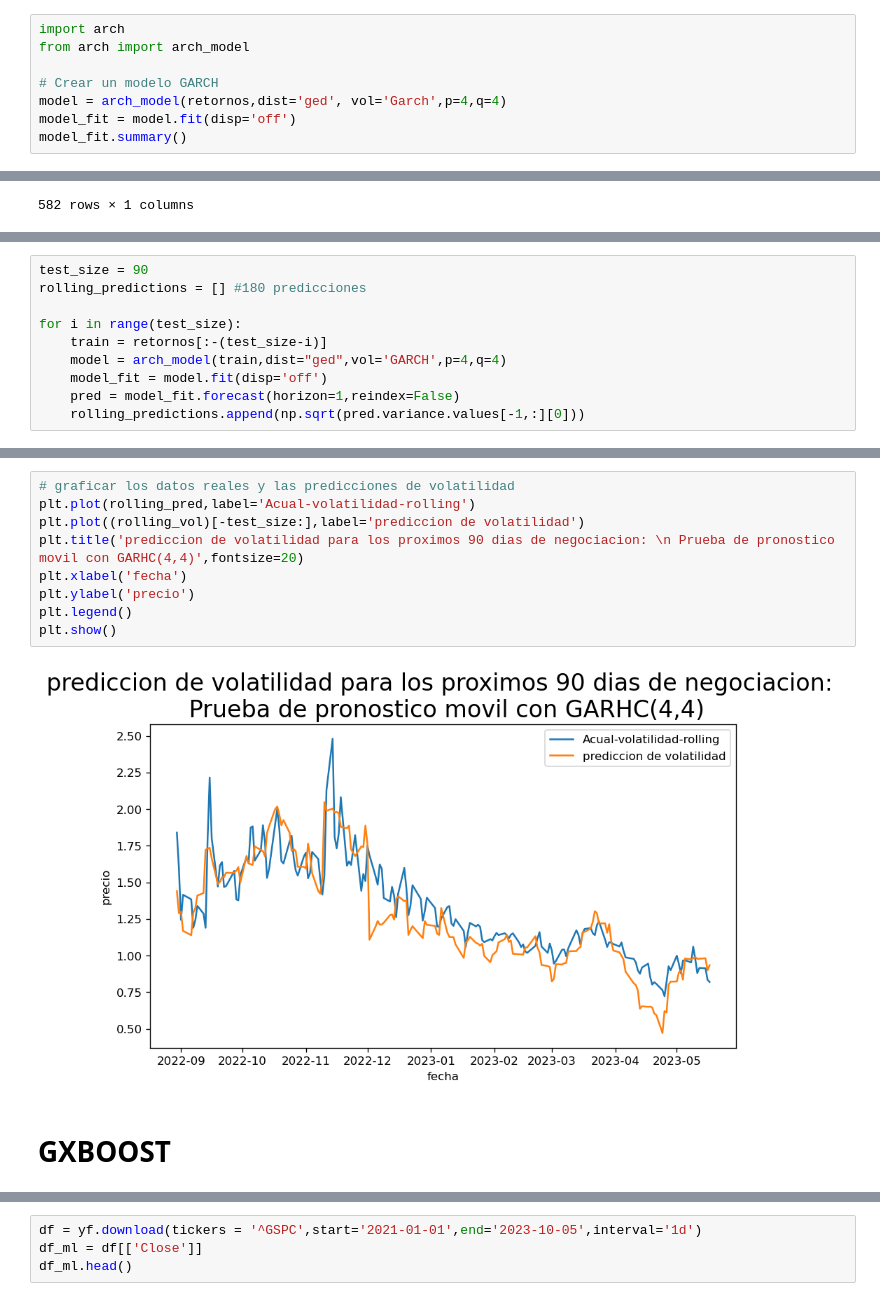
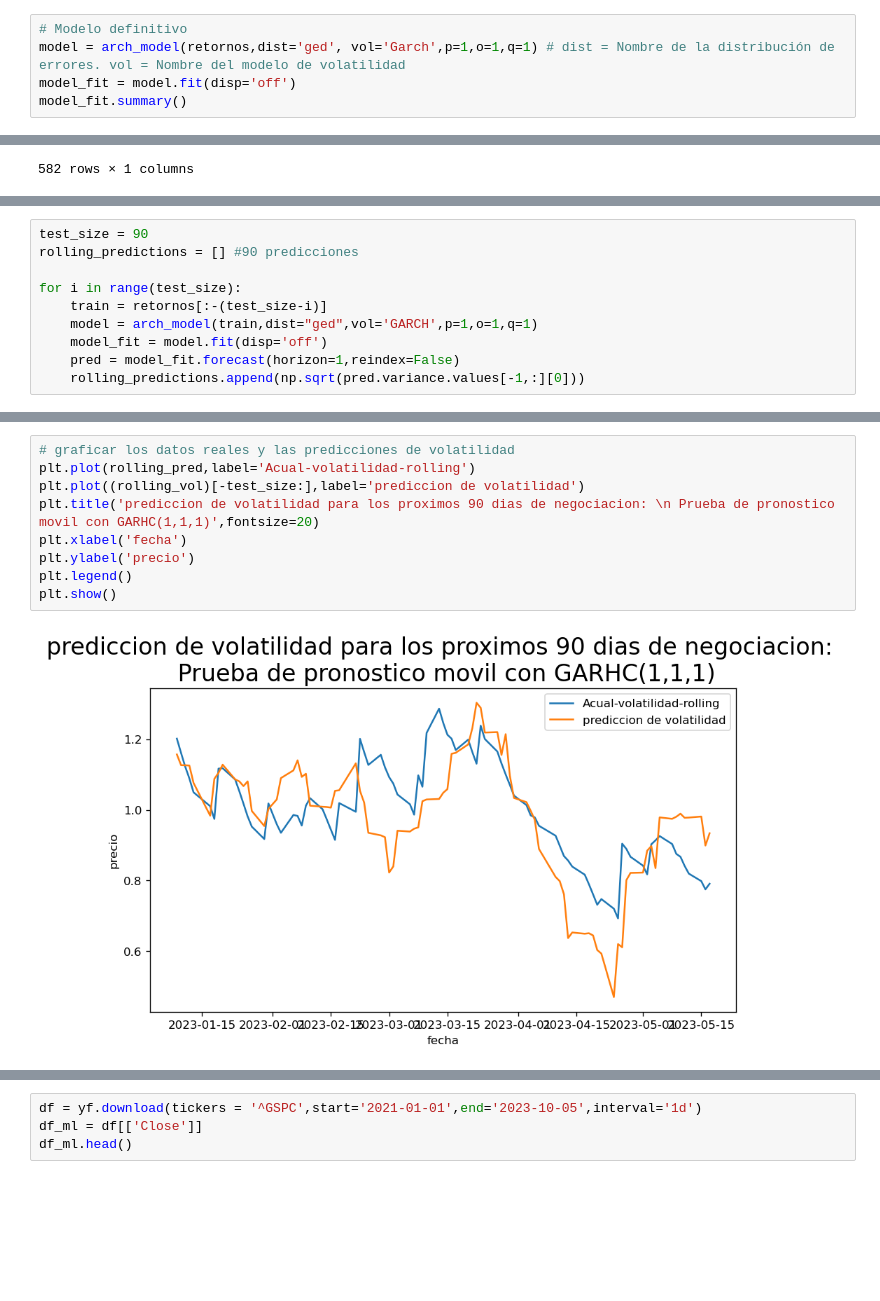
Before and after one commit to juanguzman2/Prediccion-del-indice-SyP500-mediante-XGBOOST-y-el-modelo-GARCH, a Jupyter notebook: Prediccion/prediccion_serie_tiempo.ipynb, the cells around one changed output, grey strips where cells are left out. Drawn from its saved outputs; the diff is of its cells as text; blank space fills up the shorter version.

```diff
--- a/Prediccion/prediccion_serie_tiempo.ipynb
+++ b/Prediccion/prediccion_serie_tiempo.ipynb
@@ -178,9 +281,6 @@ convergen rapidamente al intervalo
 # %%
-import arch
-from arch import arch_model
-
-# Crear un modelo GARCH
-model = arch_model(retornos,dist='ged', vol='Garch',p=4,q=4)
+# Modelo definitivo
+model = arch_model(retornos,dist='ged', vol='Garch',p=1,o=1,q=1) # dist = Nombre de la distribución de errores. vol = Nombre del modelo de volatilidad
 model_fit = model.fit(disp='off')
 model_fit.summary()
 # %% [output]
@@ -266,10 +361,10 @@ Usando un rango de 180 dias para pronosticar los valores, para cada dia estamos
 # %%
 test_size = 90
-rolling_predictions = [] #180 predicciones
+rolling_predictions = [] #90 predicciones
 
 for i in range(test_size):
     train = retornos[:-(test_size-i)]
-    model = arch_model(train,dist="ged",vol='GARCH',p=4,q=4)
+    model = arch_model(train,dist="ged",vol='GARCH',p=1,o=1,q=1)
     model_fit = model.fit(disp='off')
     pred = model_fit.forecast(horizon=1,reindex=False)
     rolling_predictions.append(np.sqrt(pred.variance.values[-1,:][0]))
@@ -309,13 +404,11 @@ rolling_pred
 # %%
 # graficar los datos reales y las predicciones de volatilidad
 plt.plot(rolling_pred,label='Acual-volatilidad-rolling')
 plt.plot((rolling_vol)[-test_size:],label='prediccion de volatilidad')
-plt.title('prediccion de volatilidad para los proximos 90 dias de negociacion: \n Prueba de pronostico movil con GARHC(4,4)',fontsize=20)
+plt.title('prediccion de volatilidad para los proximos 90 dias de negociacion: \n Prueba de pronostico movil con GARHC(1,1,1)',fontsize=20)
 plt.xlabel('fecha')
 plt.ylabel('precio')
 plt.legend()
 plt.show()
 # %% [output]
-[figure, old version]
+[figure, new version]
-# %% [markdown]
-# GXBOOST
```
Also changed, not shown: parts of 51 cells of this notebook.
